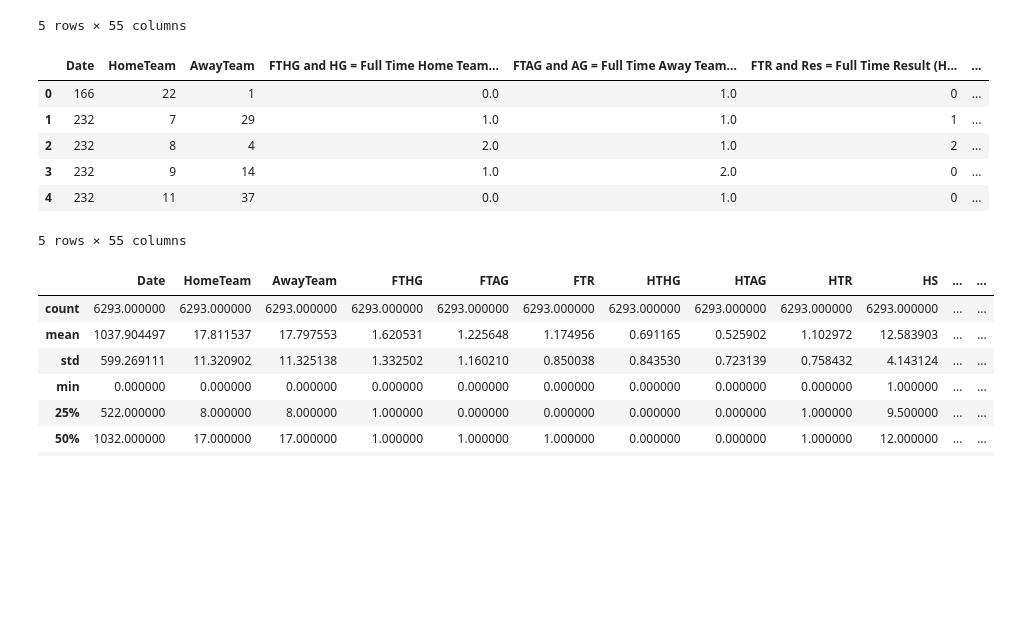
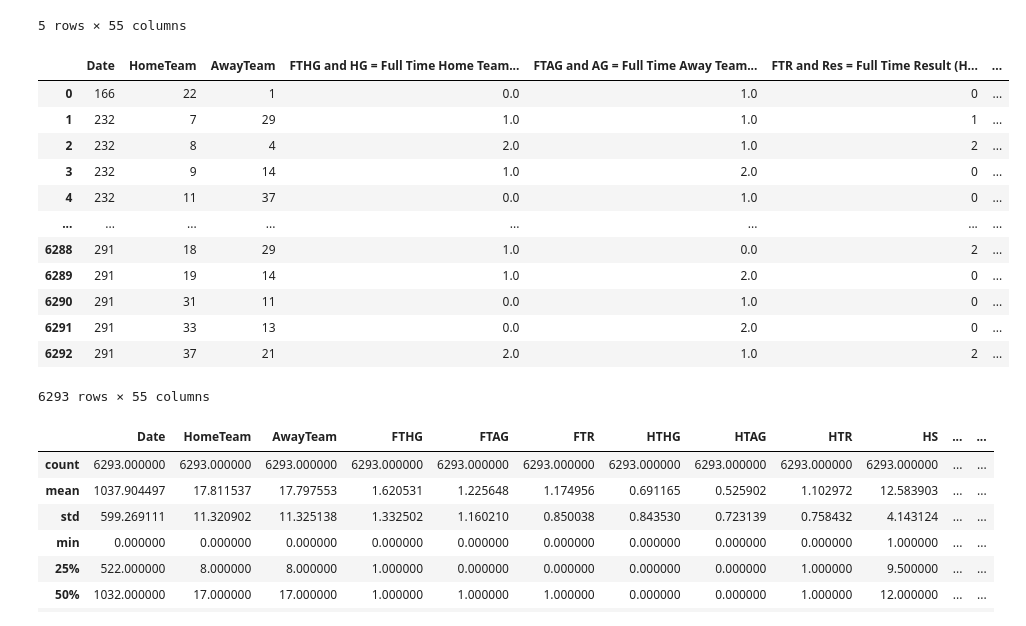
Before and after one commit to mstfgul/BetPredictionProject, a Jupyter notebook: visualizations/data_analysis_model_training_2.ipynb, the cells around one changed output. Cells and saved outputs as stored; diff of their text form; code cells hidden in the pictures; blank space fills up the shorter version.

```diff
--- a/visualizations/data_analysis_model_training_2.ipynb
+++ b/visualizations/data_analysis_model_training_2.ipynb
@@ -81,36 +81,40 @@ df_clean.head()
 # %%
 
 # Transform categorical data into numerical data
 
 from sklearn.preprocessing import LabelEncoder
 import pickle
 
 def encode_data(df):
     le = LabelEncoder()
     df['FTR and Res = Full Time Result (H=Home Win, D=Draw, A=Away Win)'] = le.fit_transform(df['FTR and Res = Full Time Result (H=Home Win, D=Draw, A=Away Win)'])
     df['HTR = Half Time Result (H=Home Win, D=Draw, A=Away Win)'] = le.fit_transform(df['HTR = Half Time Result (H=Home Win, D=Draw, A=Away Win)'])
     df['Date'] = le.fit_transform(df['Date'])
-
-
     df['HomeTeam'] = le.fit_transform(df['HomeTeam'])
     df['AwayTeam'] = le.fit_transform(df['AwayTeam'])
 
     filename = 'encoder.pkl'
     pickle.dump(le, open(filename, 'wb'))
     return df
 
 df_encoded = encode_data(df_clean.copy())
 df_encoded.head()
 
-# save the encoder as a pickle file
+df_encoded
 # %% [output]
 |  | Date | HomeTeam | AwayTeam | FTHG and HG = Full Time Home Team... | FTAG and AG = Full Time Away Team... | FTR and Res = Full Time Result (H... | ... |
 | 0 | 166 | 22 | 1 | 0.0 | 1.0 | 0 | ... |
 | 1 | 232 | 7 | 29 | 1.0 | 1.0 | 1 | ... |
 | 2 | 232 | 8 | 4 | 2.0 | 1.0 | 2 | ... |
 | 3 | 232 | 9 | 14 | 1.0 | 2.0 | 0 | ... |
 | 4 | 232 | 11 | 37 | 0.0 | 1.0 | 0 | ... |
+| ... | ... | ... | ... | ... | ... | ... | ... |
+| 6288 | 291 | 18 | 29 | 1.0 | 0.0 | 2 | ... |
+| 6289 | 291 | 19 | 14 | 1.0 | 2.0 | 0 | ... |
+| 6290 | 291 | 31 | 11 | 0.0 | 1.0 | 0 | ... |
+| 6291 | 291 | 33 | 13 | 0.0 | 2.0 | 0 | ... |
+| 6292 | 291 | 37 | 21 | 2.0 | 1.0 | 2 | ... |
-5 rows × 55 columns
+6293 rows × 55 columns
 # %%
 
 
```
Also changed, not shown: parts of 1 cell of this notebook, 5 other files.
